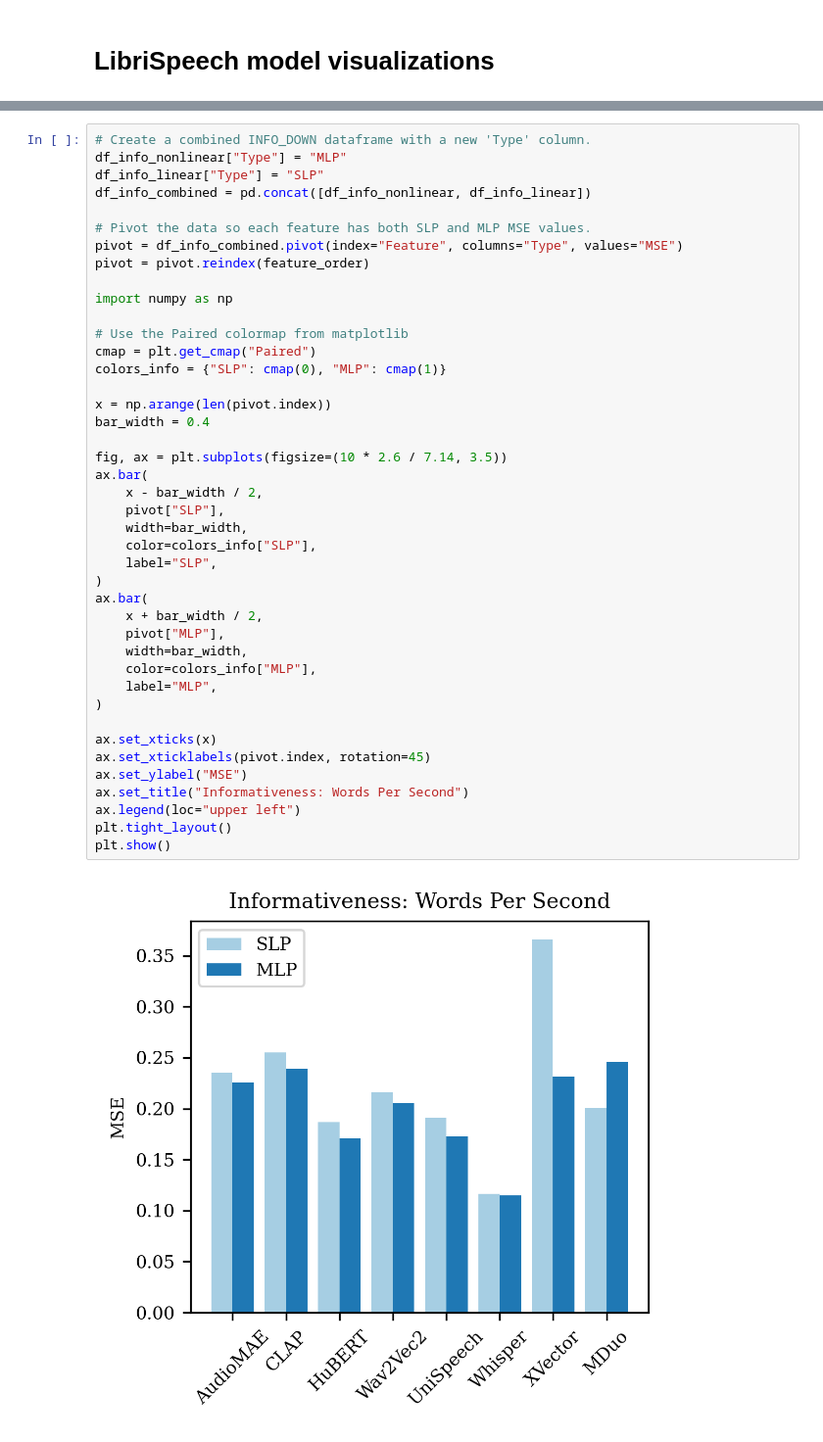
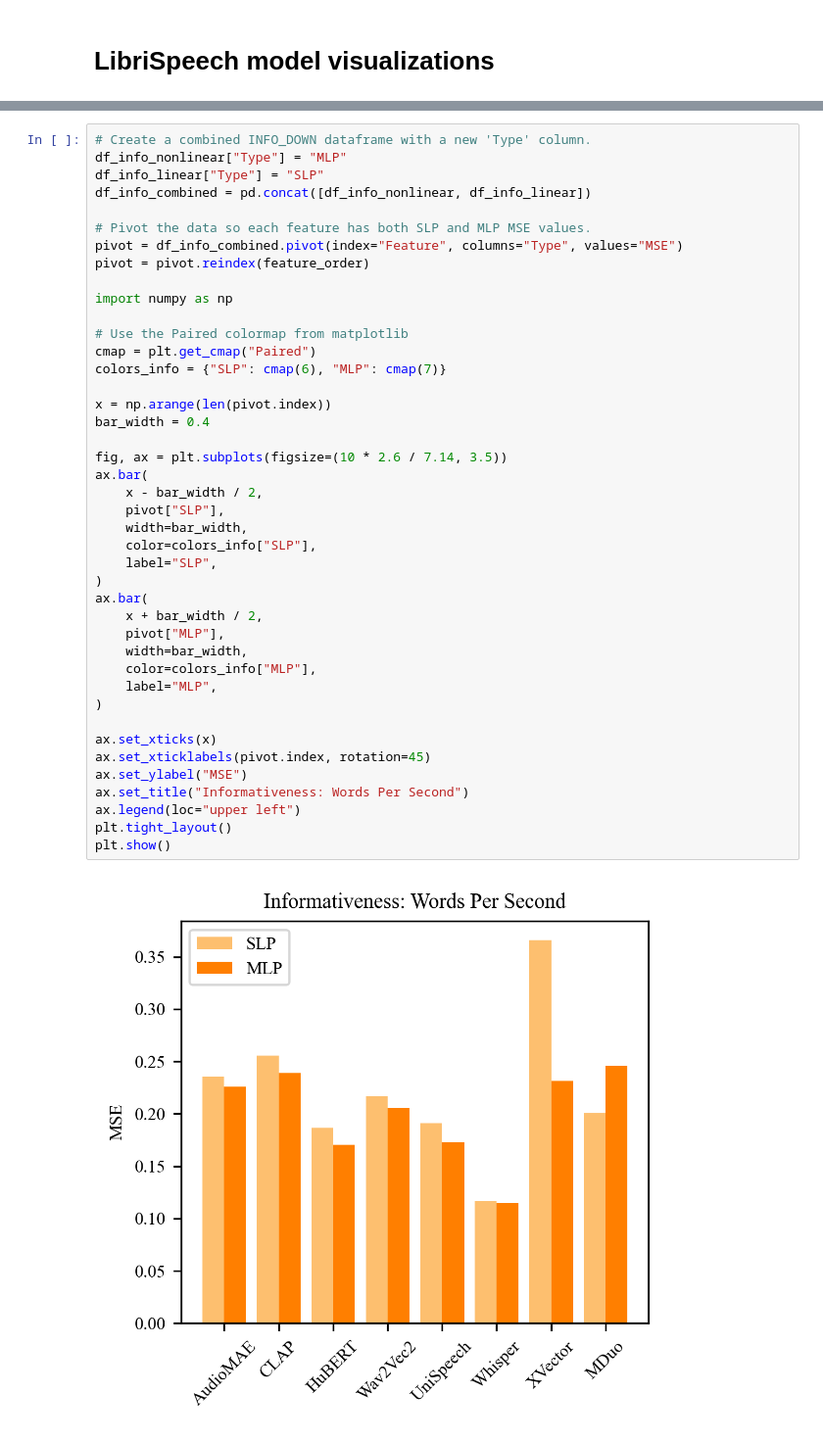
Before and after one commit to lauraibnz/synesis, a Jupyter notebook: vis/visualize_librispeech.ipynb, the cells around one changed output, grey strips where cells are left out. Shown at 98% size. Cells and saved outputs as stored; diff of their text form.

```diff
--- a/vis/visualize_librispeech.ipynb
+++ b/vis/visualize_librispeech.ipynb
@@ -257,33 +266,33 @@ import numpy as np
 
 # Use the Paired colormap from matplotlib
 cmap = plt.get_cmap("Paired")
-colors_info = {"SLP": cmap(0), "MLP": cmap(1)}
+colors_info = {"SLP": cmap(6), "MLP": cmap(7)}
 
 x = np.arange(len(pivot.index))
 bar_width = 0.4
 
 fig, ax = plt.subplots(figsize=(10 * 2.6 / 7.14, 3.5))
 ax.bar(
     x - bar_width / 2,
     pivot["SLP"],
     width=bar_width,
     color=colors_info["SLP"],
     label="SLP",
 )
 ax.bar(
     x + bar_width / 2,
     pivot["MLP"],
     width=bar_width,
     color=colors_info["MLP"],
     label="MLP",
 )
 
 ax.set_xticks(x)
 ax.set_xticklabels(pivot.index, rotation=45)
 ax.set_ylabel("MSE")
 ax.set_title("Informativeness: Words Per Second")
 ax.legend(loc="upper left")
 plt.tight_layout()
 plt.show()
 # %% [output]
-[figure, old version]
+[figure, new version]
```
Also changed, not shown: parts of 5 cells of this notebook, 13 other files.
